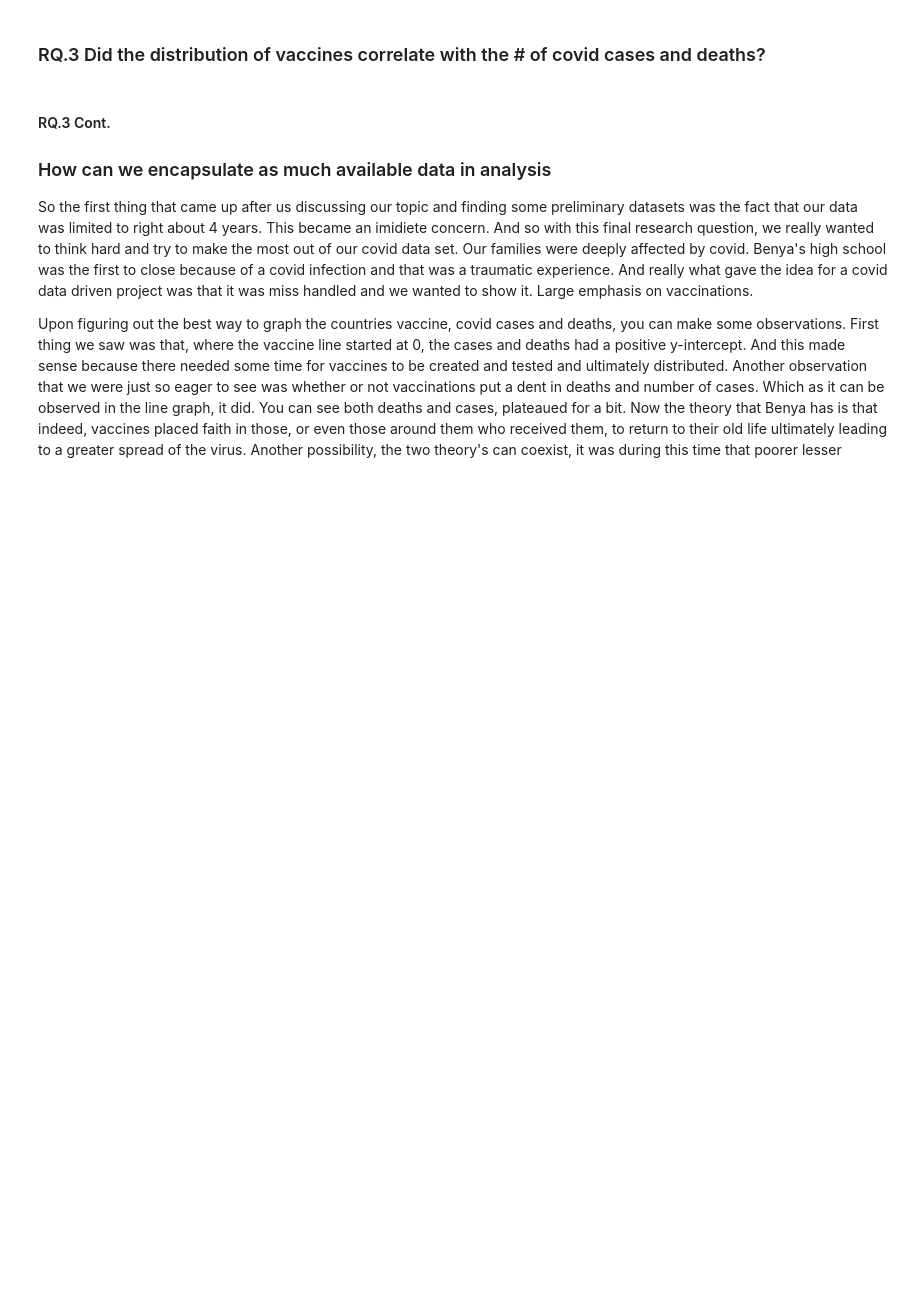
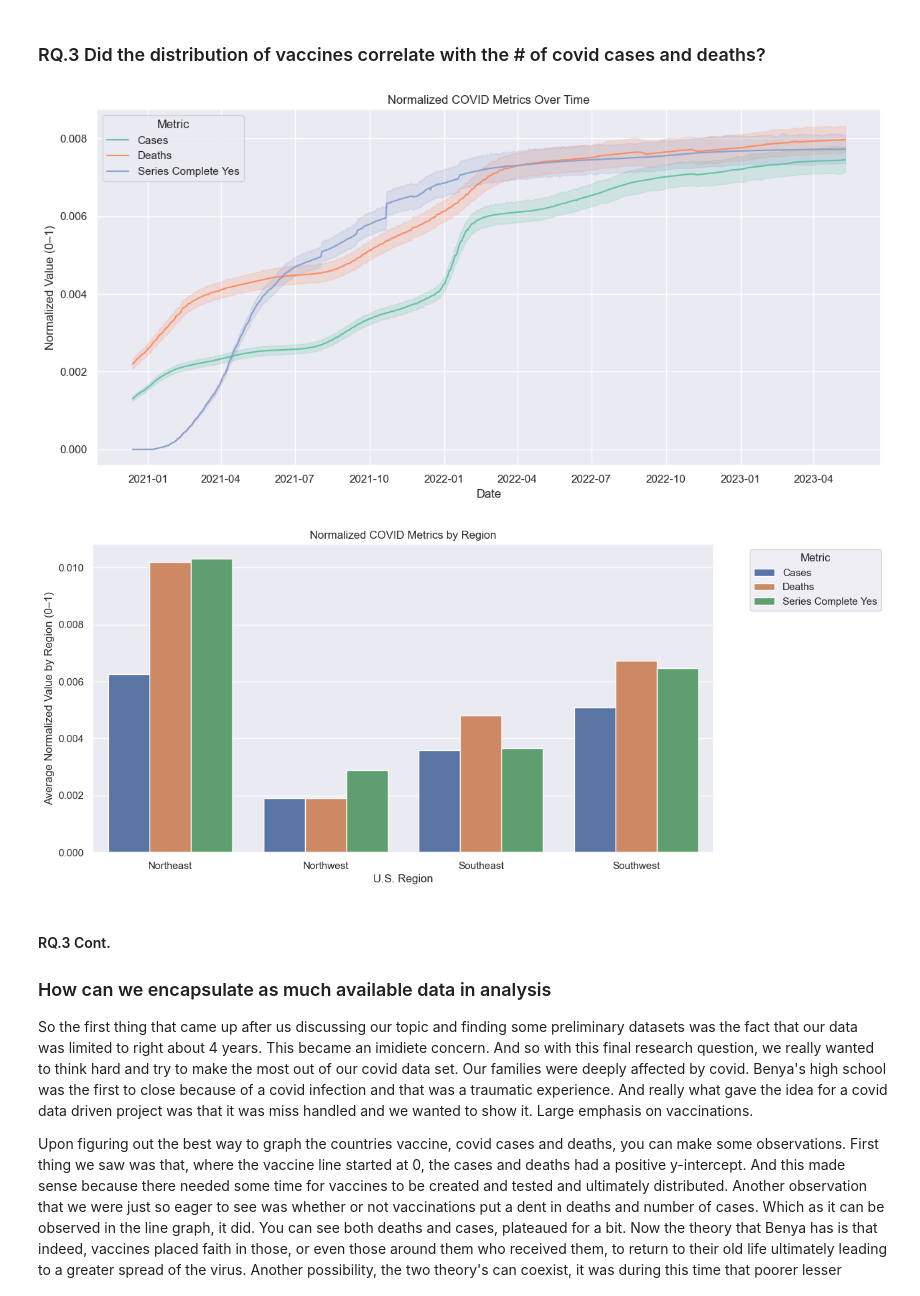
Before and after one commit to rkorolov/CSE-163-Final-Project, a Jupyter notebook: main.ipynb, the cells around one changed output. Saved outputs shown, nothing was run; the diff lists cells and outputs as text; code cells hidden in the pictures; blank space fills up the shorter version.

Commit message:
plot visual

```diff
--- a/main.ipynb
+++ b/main.ipynb
@@ -573,8 +573,6 @@ def normalized_time():
     '''
     This function takes strictly covid related data: case, deaths, vaccinations and their date, from
     the combined dataframe. Normilaizes the data then produces a line and bar plot based on the data.
-
-    TODO: Test
     '''
     df = df_combined.reset_index()
     df["Date"] = pd.to_datetime(df[["Year", "Month", "Day"]])
@@ -631,7 +629,7 @@ def normalized_time():
     plt.ylabel("Average Normalized Value by Region (0–1)")
     plt.legend(title="Metric", bbox_to_anchor=(1.05, 1), loc='upper left')
     plt.show()
-
+normalized_time()
 
 def rese_ques_3_test():
     df = df_combined.reset_index()
@@ -648,33 +646,36 @@ def rese_ques_3_test():
         if col not in df.columns:
             raise AssertionError(col + " is missing from dataframe")
         if df[col].isnull().all():
             raise AssertionError(col + " contains only NaN values")
 
     northeast_states = ["ME", "NH", "VT", "MA", "RI", "CT", "NY", "NJ", "PA", "DE", "MD", "DC", "WV"]
     northwest_states = ["AK", "WA", "OR", "ID", "MT", "WY", "ND", "SD", "MN", "IA", "NE", "KS"]
 
     southeast_states = ["KY", "TN", "VA", "NC", "SC", "GA", "FL", "AL", "MS", "AR", "LA", "OK", "TX"]
 
     southwest_states = ["HI", "CA", "NV", "UT", "AZ", "NM", "CO", "MO", "WI", "IL", "IN", "OH"]
 
     state_to_region = {}
     for state in northeast_states:
         state_to_region[state] = "Northeast"
     for state in northwest_states:
         state_to_region[state] = "Northwest"
     for state in southeast_states:
         state_to_region[state] = "Southeast"
     for state in southwest_states:
         state_to_region[state] = "Southwest"
 
     df["Region"] = df["State"].map(state_to_region)
 
     assert "Region" in df.columns, "Region column missing"
 
     assert not df[df["Region"] == "Northwest"].empty, "No data found for Northwest region"
     wa_rows = df[df["State"] == "WA"]
     assert wa_rows[wa_rows["Region"] == "Southwest"].empty, "Washington (WA) was incorrectly assigned to Southwest"
 rese_ques_3_test()
+# %% [output]
+[figure, added]
+[figure, added]
 # %% [markdown]
 #### RQ.3 Cont.
 ### How can we encapsulate as much available data in analysis
```
Also changed, not shown: 1 other file.
